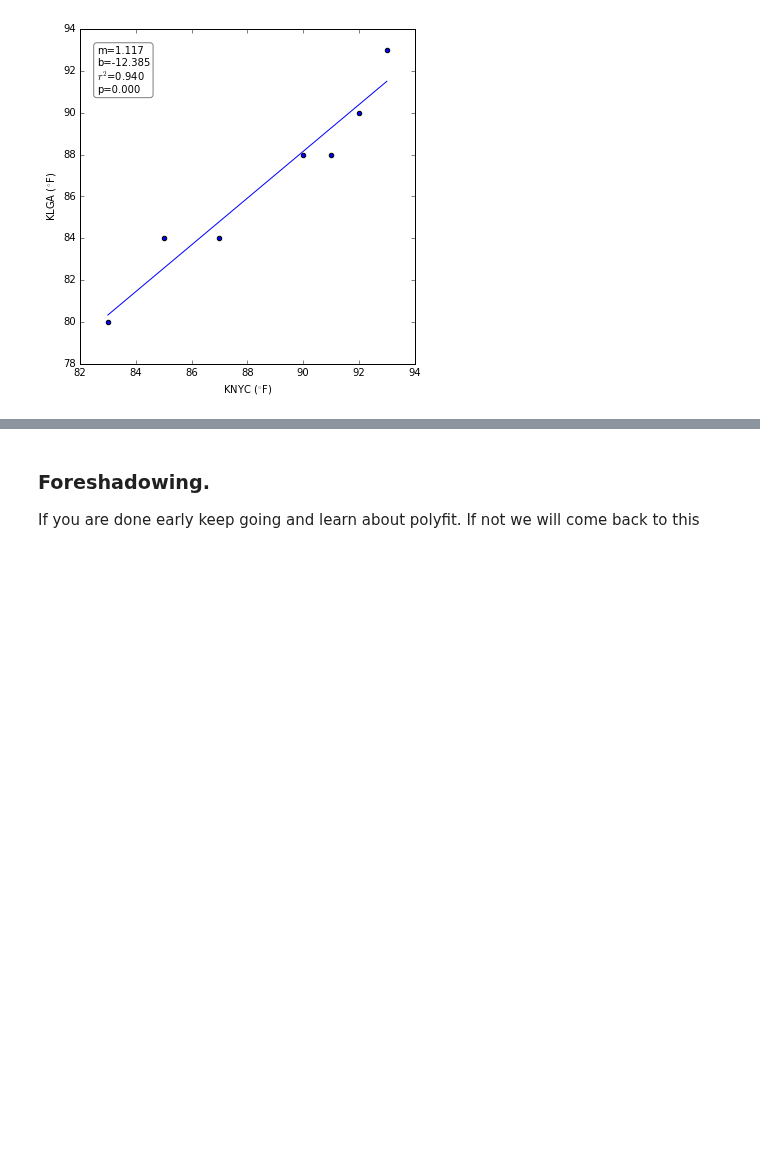
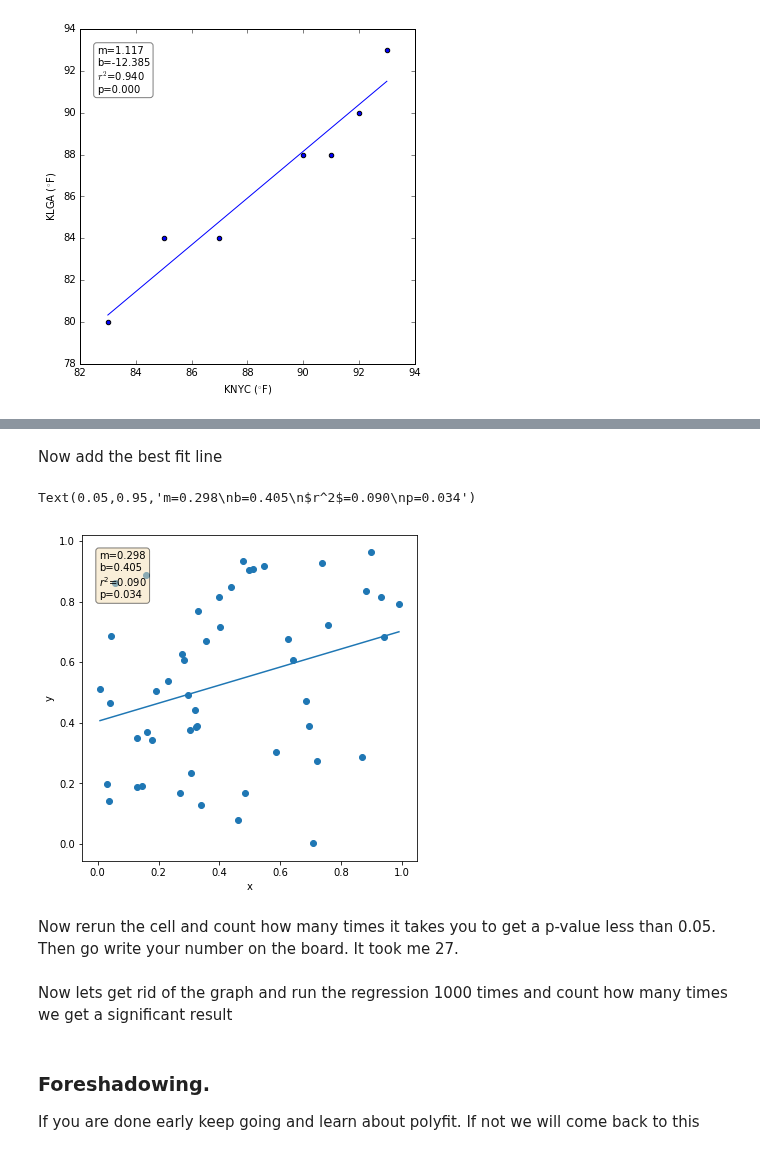
Before and after one commit to bmaillou/BigDataPython, a Jupyter notebook: FitALine.ipynb, the cells around one changed output, grey strips where cells are left out. Drawn from its saved outputs; the diff is of its cells as text; code cells hidden in the pictures; blank space fills up the shorter version.

```diff
--- a/FitALine.ipynb
+++ b/FitALine.ipynb
@@ -256,0 +304,31 @@ Now can you go back and get the KNYC and KLGA weather data and see if they are c
+# %% [markdown]
+Now add the best fit line
+# %%
+x=np.random.random(50)
+y=np.random.random(50)
+
+fig,ax=plt.subplots()
+fig.set_size_inches(6,6)  # I made a square graph
+ax.scatter(x,y)
+
+#calculate the best fit line
+slope, intercept, r_value,p_value,stderr= stats.linregress(x,y)
+
+#plot the best fit line
+x_fit=np.linspace(np.min(x),np.max(x))
+ax.plot(x_fit,x_fit*slope+intercept)
+
+ax.set_xlabel('x')
+ax.set_ylabel('y')
+
+# This is the code I added to get the box below with the normal graphing
+props=dict(boxstyle='round',facecolor='wheat',alpha=0.5)
+textstr='m={:.3f}\nb={:.3f}\n$r^2$={:.3f}\np={:.3f}'.format(slope,intercept,r_value**2,p_value)
+ax.text(0.05,0.95,textstr,transform=ax.transAxes,fontsize=10,verticalalignment='top',bbox=props)
+# %% [output]
+Text(0.05,0.95,'m=0.298\nb=0.405\n$r^2$=0.090\np=0.034')
+[figure, added]
+# %% [markdown]
+Now rerun the cell and count how many times it takes you to get a p-value less than 0.05.  Then go write your number on the board.  It took me 27.
+# %% [markdown]
+Now lets get rid of the graph and run the regression 1000 times and count how many times we get a significant result
```
Also changed, not shown: parts of 8 cells of this notebook, 3 other files.
